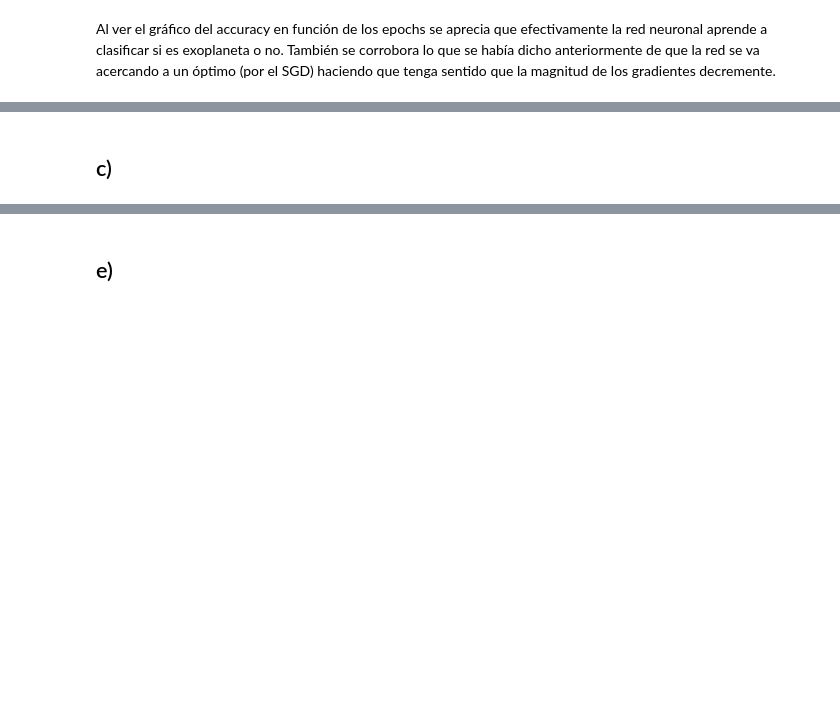
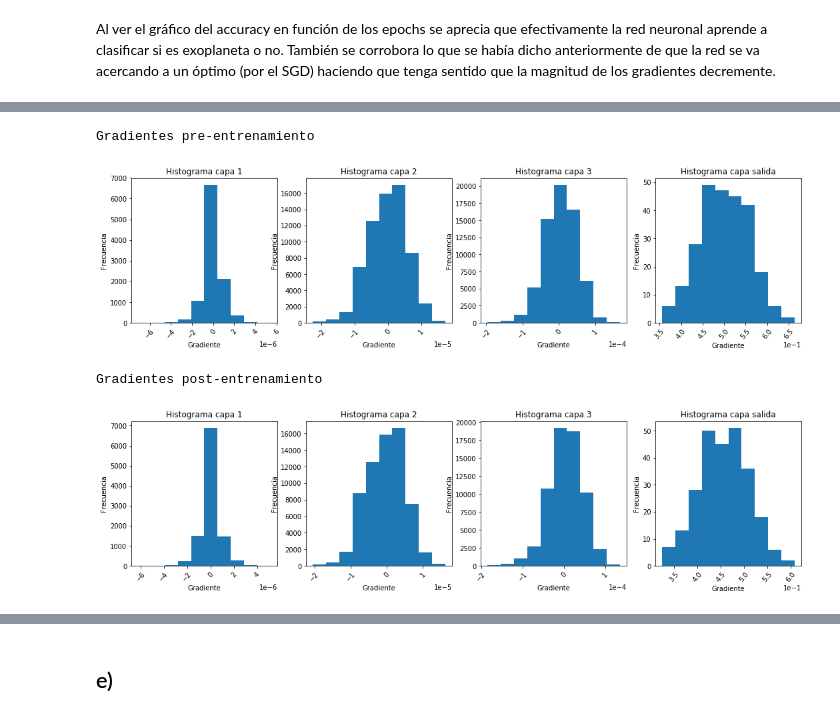
Before and after one commit to Umauro/ANN-T1, a Jupyter notebook: Pregunta 2.ipynb, the cells around one changed output, grey strips where cells are left out. Cells and saved outputs as stored; diff of their text form; code cells hidden in the pictures; blank space fills up the shorter version.

```diff
--- a/Pregunta 2.ipynb
+++ b/Pregunta 2.ipynb
@@ -199,7 +191,7 @@ model.add(Dense(256, kernel_initializer='uniform',activation='sigmoid'))
 model.add(Dense(1, kernel_initializer='uniform',activation='sigmoid'))
 
 # model.compile(optimizer=SGD(lr=0.01), loss='mean_squared_error')
-model.compile(optimizer=SGD(lr=0.01), loss='binary_crossentropy', metrics=['acc'])
+model.compile(optimizer=SGD(lr=0.01), loss='binary_crossentropy')
 
 # loss = keras.losses.mean_squared_error(model.output,y_train)
 loss = keras.losses.binary_crossentropy(model.output,K.variable(np.reshape(y_train, (-1, 1))))
@@ -211,7 +203,7 @@ sess = K.get_session()
 evaluated_gradients_B = sess.run(gradients,feed_dict={model.input:X_train_scaled})
 evaluated_gradients_B = [gradient/len(y_train) for gradient in evaluated_gradients_B]
 
-history = model.fit(X_train_scaled, y_train, epochs=50, verbose=0, validation_data=(X_val_scaled, y_val))
+history_B = model.fit(X_train_scaled, y_train, epochs=50, verbose=0, validation_data=(X_val_scaled, y_val))
 
 evaluated_gradients_50_B = sess.run(gradients,feed_dict={model.input:X_train_scaled})
 evaluated_gradients_50_B = [gradient/len(y_train) for gradient in evaluated_gradients_50_B]
@@ -232,37 +224,53 @@ def show_hist_2(gradients):
         for i in arr:
             points_3.append(i)
 
+    points_4 = list()
+    for arr in gradients[-2]:
+        for i in arr:
+            points_4.append(i)
+
     plt.figure(figsize=(18,4))
 
-    plt.subplot(1, 3, 1)
+    plt.subplot(1, 4, 1)
     plt.hist(points_1)
     plt.title('Histograma capa 1')
     plt.xlabel('Gradiente')
     plt.ylabel('Frecuencia')
     plt.xticks(rotation=50)
     plt.ticklabel_format(style='sci', axis='x', scilimits=(0,0))
 
-    plt.subplot(1, 3, 2)
+    plt.subplot(1, 4, 2)
     plt.hist(points_2)
     plt.title('Histograma capa 2')
     plt.xlabel('Gradiente')
     plt.ylabel('Frecuencia')
     plt.xticks(rotation=50)
     plt.ticklabel_format(style='sci', axis='x', scilimits=(0,0))
 
-    plt.subplot(1, 3, 3)
+    plt.subplot(1, 4, 3)
     plt.hist(points_3)
     plt.title('Histograma capa 3')
+    plt.xlabel('Gradiente')
+    plt.ylabel('Frecuencia')
+    plt.xticks(rotation=50)
+    plt.ticklabel_format(style='sci', axis='x', scilimits=(0,0))
+
+    plt.subplot(1, 4, 4)
+    plt.hist(points_4)
+    plt.title('Histograma capa salida')
     plt.xlabel('Gradiente')
     plt.ylabel('Frecuencia')
     plt.xticks(rotation=50)
     plt.ticklabel_format(style='sci', axis='x', scilimits=(0,0))
 
     plt.show()
 
 print("Gradientes pre-entrenamiento")
 show_hist_2(evaluated_gradients_B)
 print("Gradientes post-entrenamiento")
 show_hist_2(evaluated_gradients_50_B)
+# %% [output]
+Gradientes pre-entrenamiento
+[figure, added]
+Gradientes post-entrenamiento
+[figure, added]
-# %% [markdown]
-## c)
```
Also changed, not shown: parts of 15 cells of this notebook.
